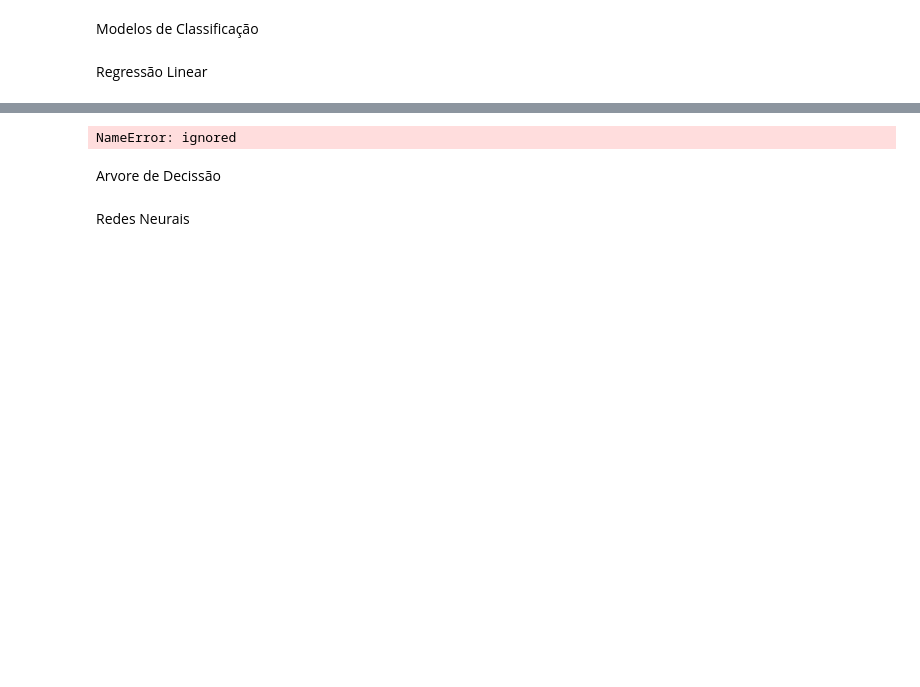
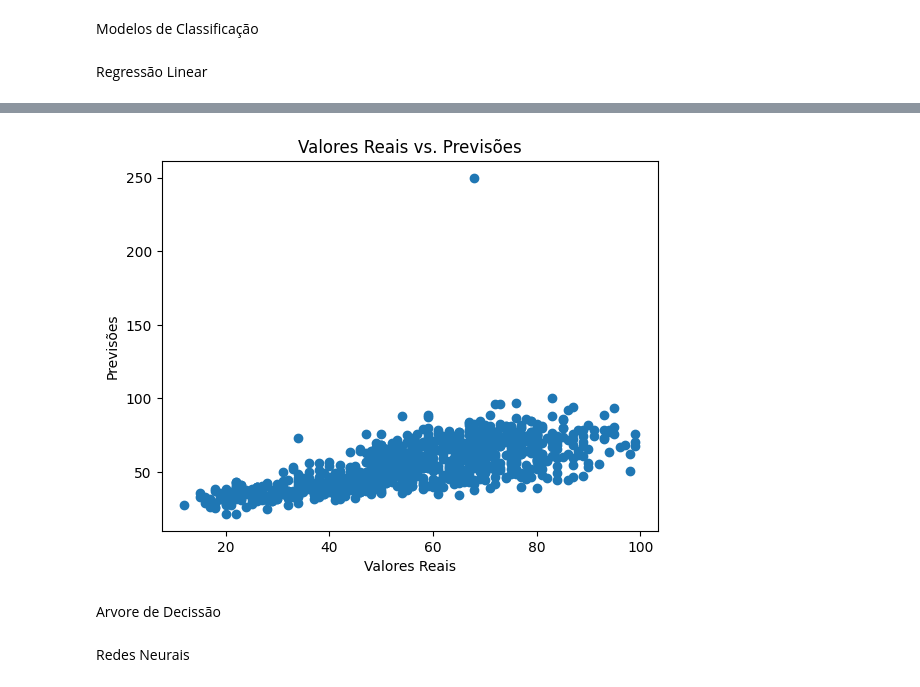
Before and after one commit to Luiz-01/AC2_RECONHECIMENTO-DE-PADROES, a Jupyter notebook: Projeto_AC2_Regressão.ipynb, the cells around one changed output, grey strips where cells are left out. Saved outputs shown, nothing was run; the diff lists cells and outputs as text; code cells hidden in the pictures; blank space fills up the shorter version.

```diff
--- a/Projeto_AC2_Regressão.ipynb
+++ b/Projeto_AC2_Regressão.ipynb
@@ -196,7 +203,6 @@ model.compile(optimizer=tf.optimizers.Adam(learning_rate=0.1), loss='mean_absolu
 
 # Faça previsões
 history = model.fit(X_train, y_train,epochs=16, validation_data=(X_test, y_test))
-plot_loss(history)
 
 # Avalie o modelo
 y_pred = model.predict(X_test)
@@ -230,3 +236,3 @@ Epoch 16/16
-NameError: ignored
+[figure, added]
 # %% [markdown]
 Arvore de Decissão
```
Also changed, not shown: parts of 4 cells of this notebook.
